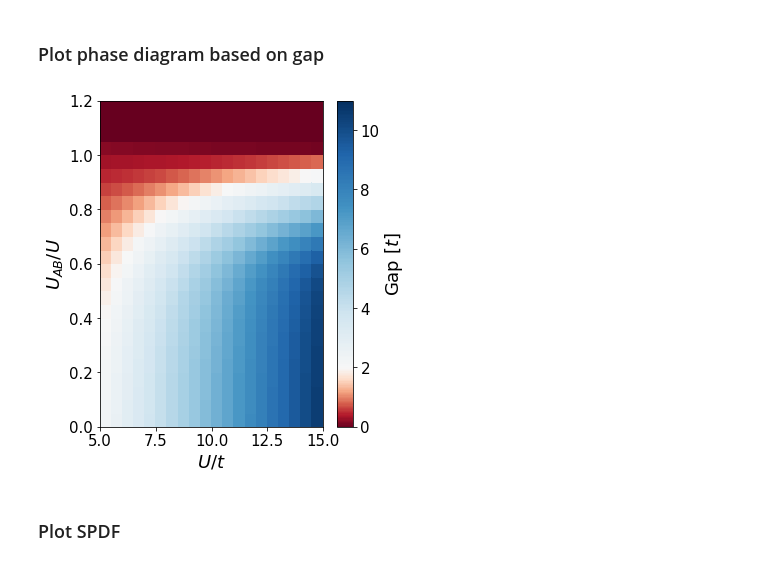
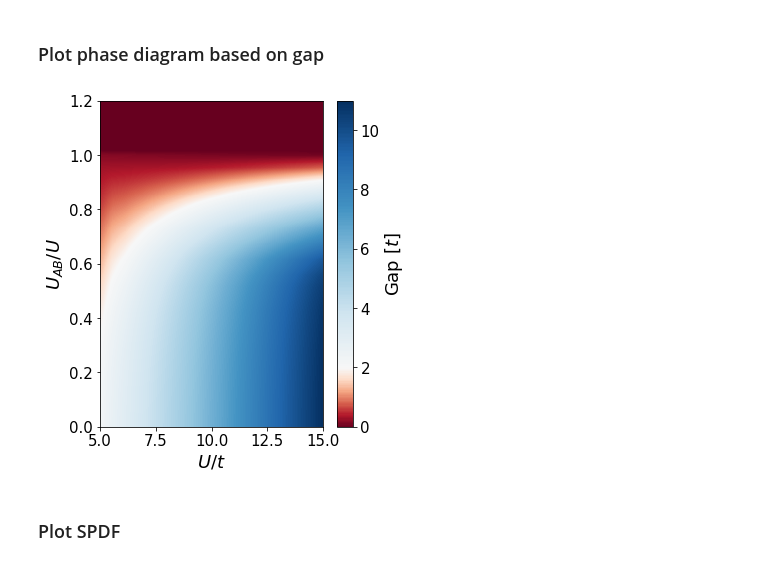
Before and after one commit to dehond/two-component-bh-model, a Jupyter notebook: plot-results.ipynb, the cells around one changed output. Cells and saved outputs as stored; diff of their text form; code cells hidden in the pictures.

```diff
--- a/plot-results.ipynb
+++ b/plot-results.ipynb
@@ -15,18 +16,24 @@ ny = len(np.unique(Uratio))
 X = dimlessU.reshape( nx, ny )
 Y = Uratio.reshape( nx, ny )
 Z = gapsize.reshape( nx, ny )
+
+f = scipy.interpolate.interp2d(Uratio, dimlessU, Z)
+xinterp = np.linspace(5.0, 15.0, 1000)
+yinterp = np.linspace(0., 1.2, 1000)
+Zinterp = f(yinterp, xinterp)
 # %%
 fig, ax = plt.subplots(figsize = (5, 6))
-p1 = ax.pcolormesh(X, Y, Z, norm = colors.TwoSlopeNorm(2, vmin=Z.min(), vmax=Z.max()), cmap = "RdBu")
+#p1 = ax.pcolormesh(X, Y, Z, norm = colors.TwoSlopeNorm(2, vmin=Z.min(), vmax=Z.max()), cmap = "RdBu")
+p1 = ax.pcolormesh(xinterp, yinterp, Zinterp.T, norm = colors.TwoSlopeNorm(2, vmin=Z.min(), vmax=Z.max()), cmap = "RdBu")
 ax.set_xlabel(r"$U/t$", fontsize = 18)
 ax.set_ylabel(r"$U_{AB}/U$", fontsize = 18)
 ax.tick_params(labelsize = 15)
 
 cb = plt.colorbar(p1)
 cb.set_label(r"Gap [$t$]", fontsize = 18)
 cb.ax.tick_params(labelsize = 15)
 # %% [output]
-[figure, old version]
+[figure, new version]
 # %% [markdown]
 ### Plot SPDF
 # %%
```
Also changed, not shown: parts of 1 cell of this notebook, 2 other files.
